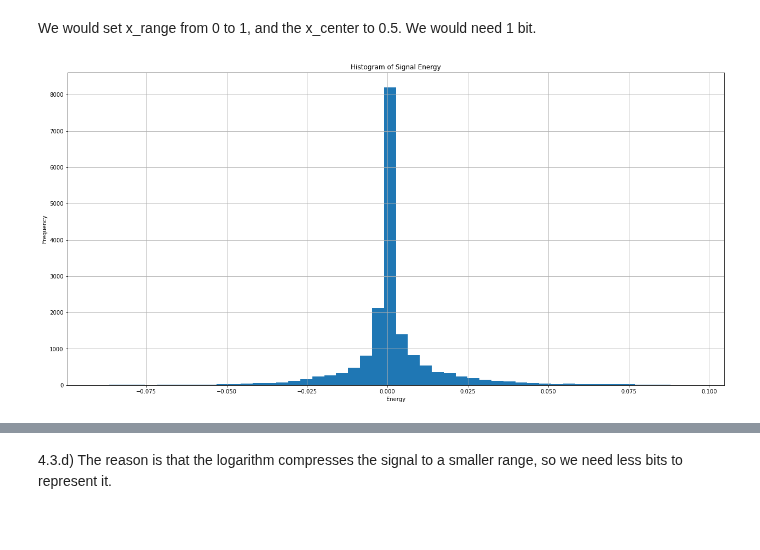
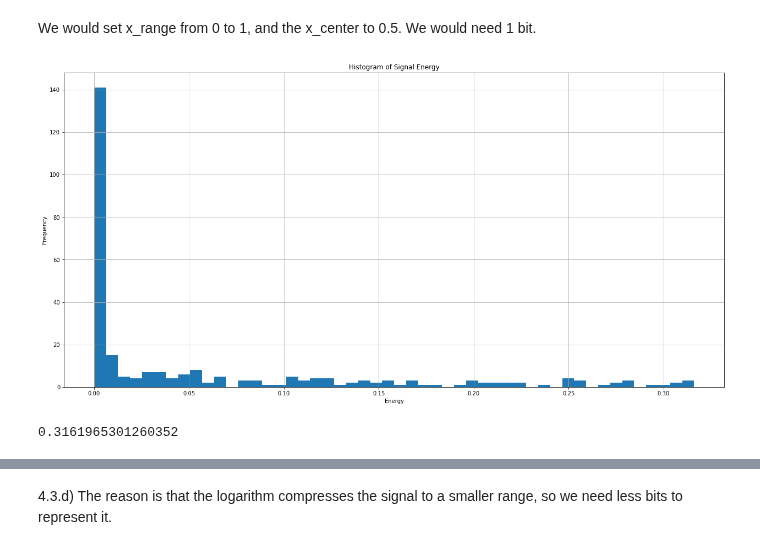
Before and after one commit to angelonti/uhh_ssp_summer2023, a Jupyter notebook: exercise4/exercise4_final.ipynb, the cells around one changed output, grey strips where cells are left out. Saved outputs shown, nothing was run; the diff lists cells and outputs as text; code cells hidden in the pictures.

```diff
--- a/exercise4/exercise4_final.ipynb
+++ b/exercise4/exercise4_final.ipynb
@@ -1194,21 +1195,27 @@ We would set x_range from 0 to 1, and the x_center to 0.5. We would need 1 bit.
 # %%
 fig = plt.gcf()
 fig.set_size_inches(21.5, 10.5)
 
 # Plot histogram
+energy = powers*m_frames.shape[1]
 num_bins = 50
-hist, bins, _ = plt.hist(variable_f0_signal_improved_quantized, bins=num_bins)
+#hist, bins, _ = plt.hist(variable_f0_signal_improved_quantized, bins=num_bins)
+hist, bins, _ = plt.hist(energy, bins=num_bins)
 
 # Find appropriate values for x_range and x_center
 x_range = (np.min(bins), np.max(bins))
 x_center = (bins[:-1] + bins[1:]) / 2
 
 # Display the plot
 plt.xlabel('Energy')
 plt.ylabel('Frequency')
 plt.title('Histogram of Signal Energy')
 plt.grid(True)
 plt.show()
 # %% [output]
-[figure, old version]
+[figure, new version]
+# %%
+np.max(energy)
+# %% [output]
+0.3161965301260352
 # %%
```
Also changed, not shown: parts of 32 cells of this notebook.
